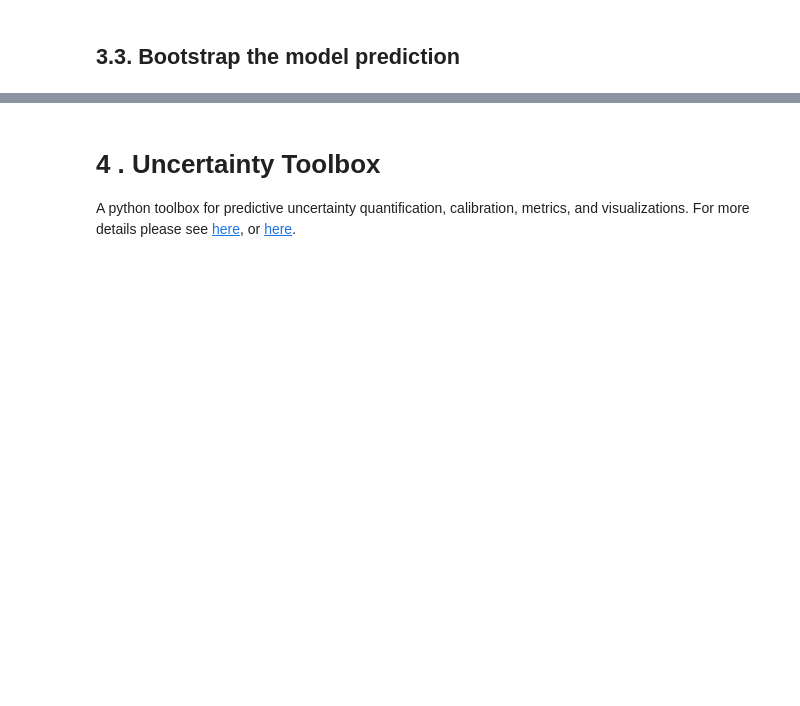
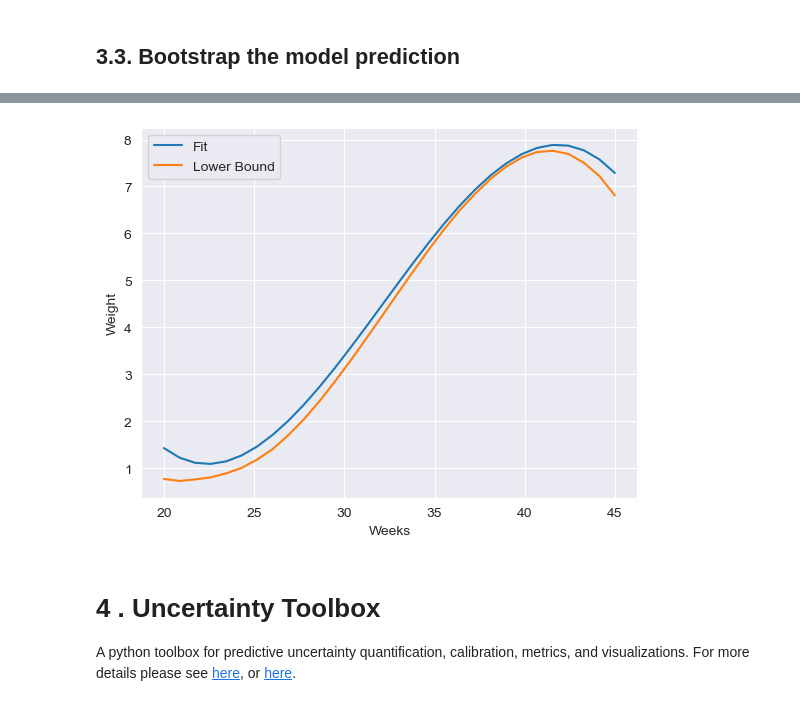
Before and after one commit to ParamvirSran/Machine-Learning, a Jupyter notebook: Labs/Lab_W5/Lab_W5_Incomplete.ipynb, the cells around one changed output, grey strips where cells are left out. Cells and saved outputs as stored; diff of their text form; code cells hidden in the pictures; blank space fills up the shorter version.

```diff
--- a/Labs/Lab_W5/Lab_W5_Incomplete.ipynb
+++ b/Labs/Lab_W5/Lab_W5_Incomplete.ipynb
@@ -267,13 +278,13 @@ plt.show()
 # Write a Bootstrap function that records the fitted models
 def BootstrapPred(data, xp, numboot=1000):
     n = len(data)
-    X_pred =
-    y_pred =
+    X_pred =  np.c_[xp, xp**2, xp**3]
+    y_pred = np.zeros((numboot,len(xp)))
     for i in range(numboot):
-        d =
-        X_fit =
-        regr.fit
-        y_pred
+        d = data.sample(n, replace=True)
+        X_fit =  np.c_[d.weeks, d.weeks**2, d.weeks**3]
+        regr.fit (X_fit, d.weight)
+        y_pred [i,:] = regr.predict(X_pred)
     return y_pred
 # %%
 # Plot 20 of the bootstrapped predictions
@@ -289,25 +302,26 @@ plt.show()
 # %%
 # Calculate upper and lower confidence bounds for prediction by bootstrapping
 
 boot_CL = 95/100
-p_1 =
-p_2 =
+p_1 = (1 - boot_CL)/2
+p_2 =  1 - p_1
 
-boot_quant =
+boot_quant =  [np.quantile(yhat_boot, p_1, axis=0), np.quantile(yhat_boot, p_2, axis=0)]
 
-boot_ci = [
-           ]
+boot_ci = [yhat_s - boot_quant[1], yhat_s - boot_quant[0]]
 
 # Plot prediction
 plt.plot
 
 # plot CI
-plt.plot
-plt.plot
+plt.plot (p_weeks, yhat_s, label="Fit")
+plt.plot (p_weeks, boot_quant[0], label="Lower Bound")
 plt.xlabel("Weeks")
 plt.ylabel("Weight")
 plt.legend()
 plt.show()
+# %% [output]
+[figure, added]
 # %% [markdown]
 <h1> 4 . Uncertainty Toolbox </h1>
 
```
Also changed, not shown: parts of 7 cells of this notebook.
